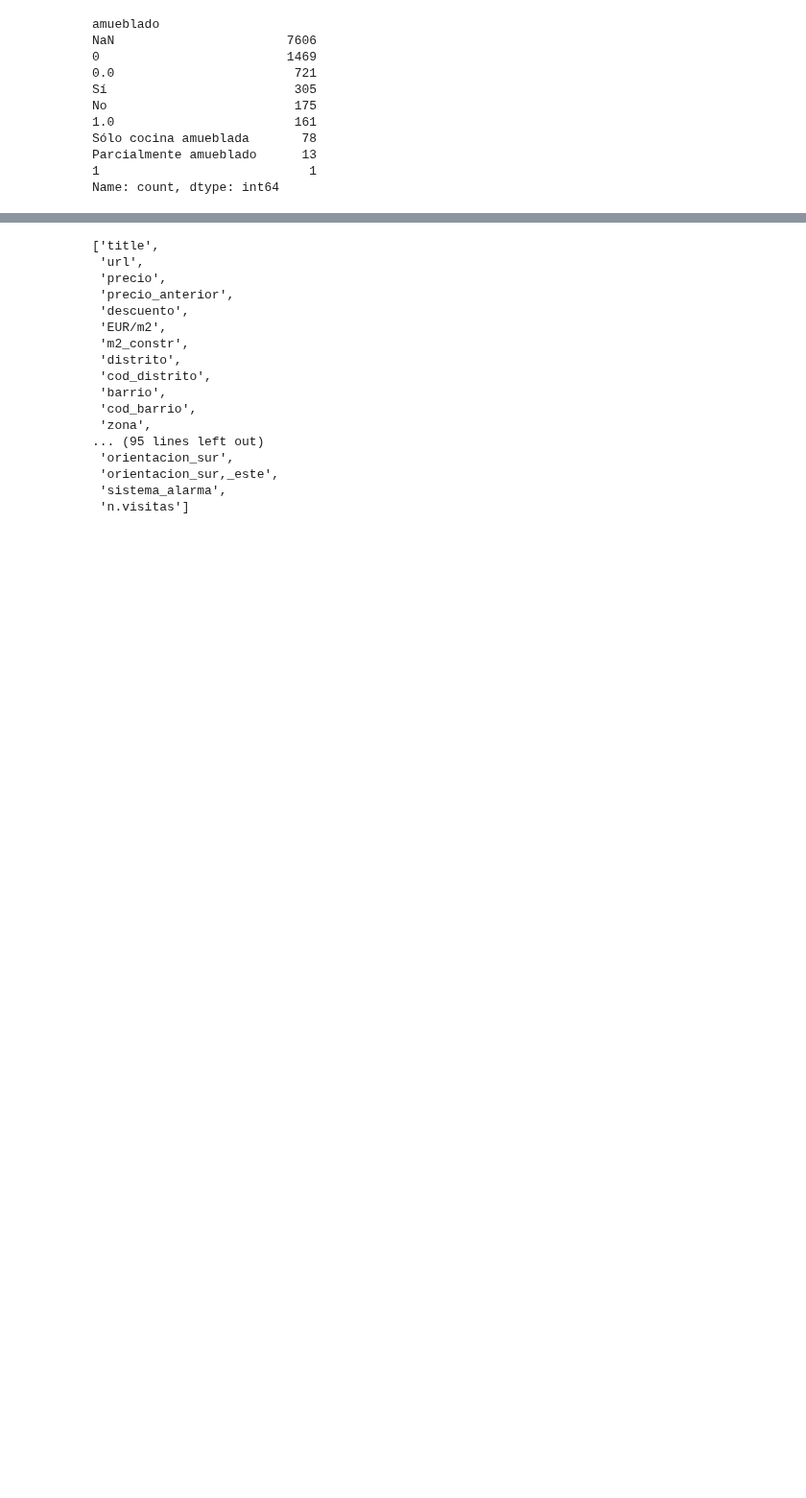
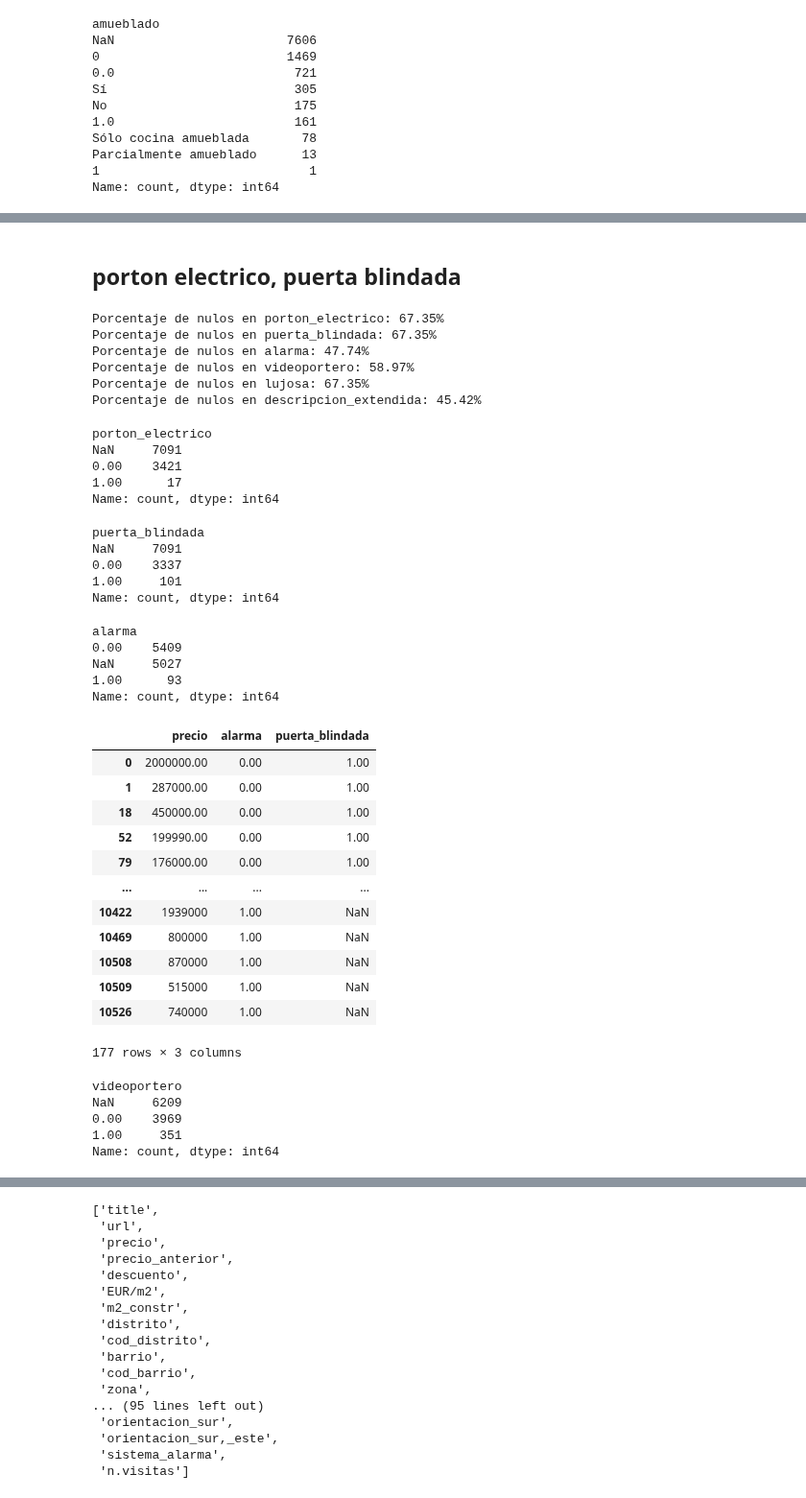
Before and after one commit to avaquerocastro/precios-de-vivienda-madrid, a Jupyter notebook: codigo/01-preprocesamiento-de-datos/Revision_columnas/Revision_Columnas.ipynb, the cells around one changed output, grey strips where cells are left out. Shown at 96% size. Drawn from its saved outputs; the diff is of its cells as text; code cells hidden in the pictures; blank space fills up the shorter version.

```diff
--- a/codigo/01-preprocesamiento-de-datos/Revision_columnas/Revision_Columnas.ipynb
+++ b/codigo/01-preprocesamiento-de-datos/Revision_columnas/Revision_Columnas.ipynb
@@ -695,0 +816,73 @@ Name: count, dtype: int64
+# %% [markdown]
+## porton electrico, puerta blindada
+# %%
+
+## portn_electrico,puerta_blindad
+
+columnas = ["porton_electrico", "puerta_blindada", "alarma","videoportero","lujosa","descripcion_extendida"]
+porcentaje_resultados = porcentaje_nulos(df17, columnas)
+
+
+# Mostrar los resultados
+for columna, porcentaje in porcentaje_resultados.items():
+    print(f"Porcentaje de nulos en {columna}: {porcentaje:.2f}%")
+# %% [output]
+Porcentaje de nulos en porton_electrico: 67.35%
+Porcentaje de nulos en puerta_blindada: 67.35%
+Porcentaje de nulos en alarma: 47.74%
+Porcentaje de nulos en videoportero: 58.97%
+Porcentaje de nulos en lujosa: 67.35%
+Porcentaje de nulos en descripcion_extendida: 45.42%
+# %%
+
+df17['porton_electrico'].value_counts(dropna=False)
+# %% [output]
+porton_electrico
+NaN     7091
+0.00    3421
+1.00      17
+Name: count, dtype: int64
+# %%
+
+df17['puerta_blindada'].value_counts(dropna=False)
+# %% [output]
+puerta_blindada
+NaN     7091
+0.00    3337
+1.00     101
+Name: count, dtype: int64
+# %%
+
+df17['alarma'].value_counts(dropna=False)
+# %% [output]
+alarma
+0.00    5409
+NaN     5027
+1.00      93
+Name: count, dtype: int64
+# %%
+
+df17.query("alarma==1 | puerta_blindada==1")[['precio','alarma','puerta_blindada']]
+# %% [output]
+|  | precio | alarma | puerta_blindada |
+| 0 | 2000000.00 | 0.00 | 1.00 |
+| 1 | 287000.00 | 0.00 | 1.00 |
+| 18 | 450000.00 | 0.00 | 1.00 |
+| 52 | 199990.00 | 0.00 | 1.00 |
+| 79 | 176000.00 | 0.00 | 1.00 |
+| ... | ... | ... | ... |
+| 10422 | 1939000 | 1.00 | NaN |
+| 10469 | 800000 | 1.00 | NaN |
+| 10508 | 870000 | 1.00 | NaN |
+| 10509 | 515000 | 1.00 | NaN |
+| 10526 | 740000 | 1.00 | NaN |
+177 rows × 3 columns
+# %%
+
+df17['videoportero'].value_counts(dropna=False)
+# %% [output]
+videoportero
+NaN     6209
+0.00    3969
+1.00     351
+Name: count, dtype: int64
```
Also changed, not shown: parts of 76 cells of this notebook, 4 other files.
